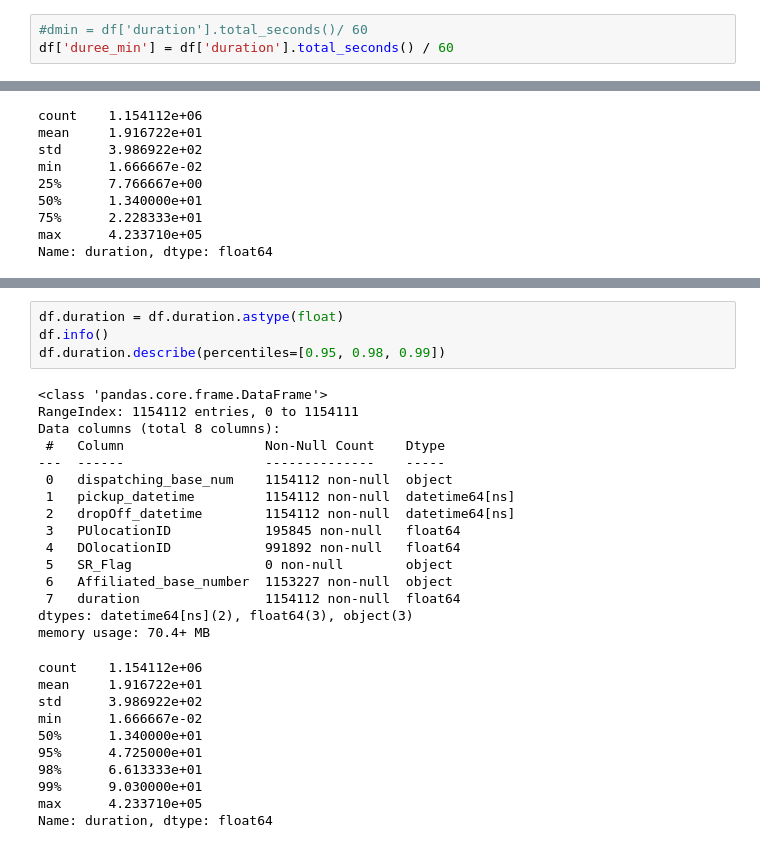
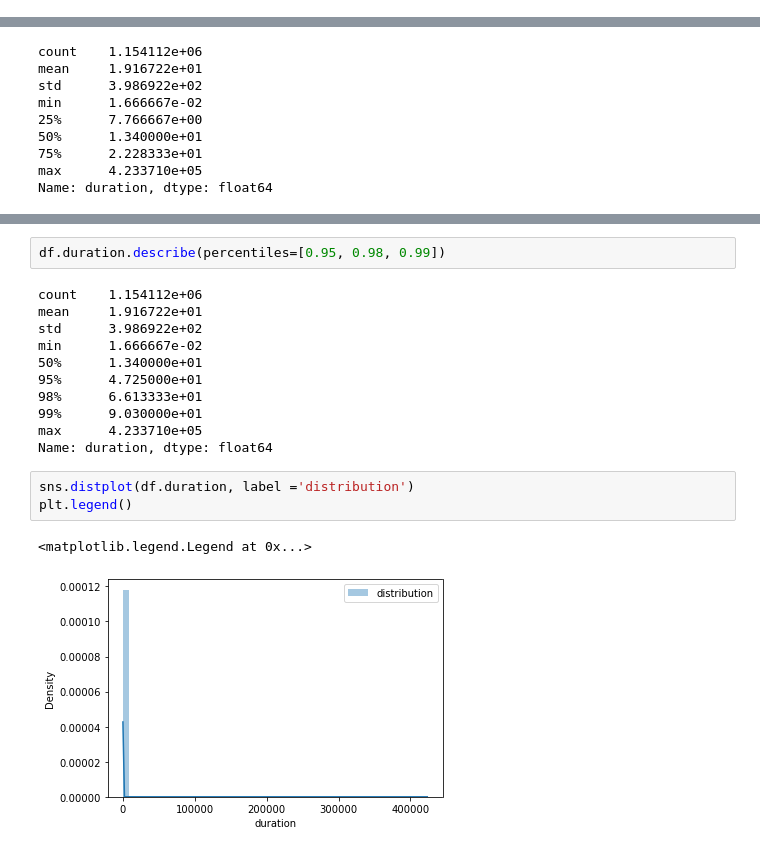
Before and after one commit to ayoub-berdeddouch/mlops-journey, a Jupyter notebook: homework1.ipynb, the cells around one changed output, grey strips where cells are left out. Saved outputs shown, nothing was run; the diff lists cells and outputs as text.

```diff
--- a/homework1.ipynb
+++ b/homework1.ipynb
@@ -47,3 +53,0 @@ df.head()
-# %%
-#dmin = df['duration'].total_seconds()/ 60
-df['duree_min'] = df['duration'].total_seconds() / 60
@@ -75,30 +75,19 @@ df.head()
 # %%
-df.duration = df.duration.astype(float)
-df.info()
 df.duration.describe(percentiles=[0.95, 0.98, 0.99])
 # %% [output]
-<class 'pandas.core.frame.DataFrame'>
-RangeIndex: 1154112 entries, 0 to 1154111
-Data columns (total 8 columns):
- #   Column                  Non-Null Count    Dtype
----  ------                  --------------    -----
- 0   dispatching_base_num    1154112 non-null  object
- 1   pickup_datetime         1154112 non-null  datetime64[ns]
- 2   dropOff_datetime        1154112 non-null  datetime64[ns]
- 3   PUlocationID            195845 non-null   float64
- 4   DOlocationID            991892 non-null   float64
- 5   SR_Flag                 0 non-null        object
- 6   Affiliated_base_number  1153227 non-null  object
- 7   duration                1154112 non-null  float64
-dtypes: datetime64[ns](2), float64(3), object(3)
-memory usage: 70.4+ MB
+count    1.154112e+06
+mean     1.916722e+01
+std      3.986922e+02
+min      1.666667e-02
+50%      1.340000e+01
+95%      4.725000e+01
+98%      6.613333e+01
+99%      9.030000e+01
+max      4.233710e+05
+Name: duration, dtype: float64
-count    1.154112e+06
-mean     1.916722e+01
-std      3.986922e+02
-min      1.666667e-02
-50%      1.340000e+01
-95%      4.725000e+01
-98%      6.613333e+01
-99%      9.030000e+01
-max      4.233710e+05
-Name: duration, dtype: float64
+# %%
+sns.distplot(df.duration, label ='distribution')
+plt.legend()
+# %% [output]
+<matplotlib.legend.Legend at 0x...>
+[figure, added]
```
Also changed, not shown: parts of 16 cells of this notebook.
